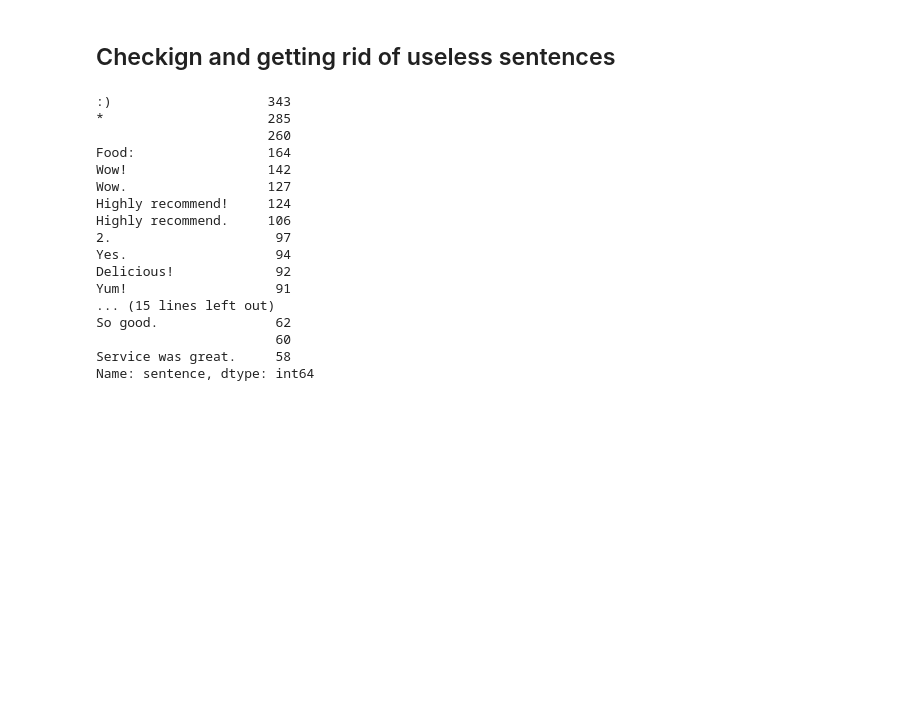
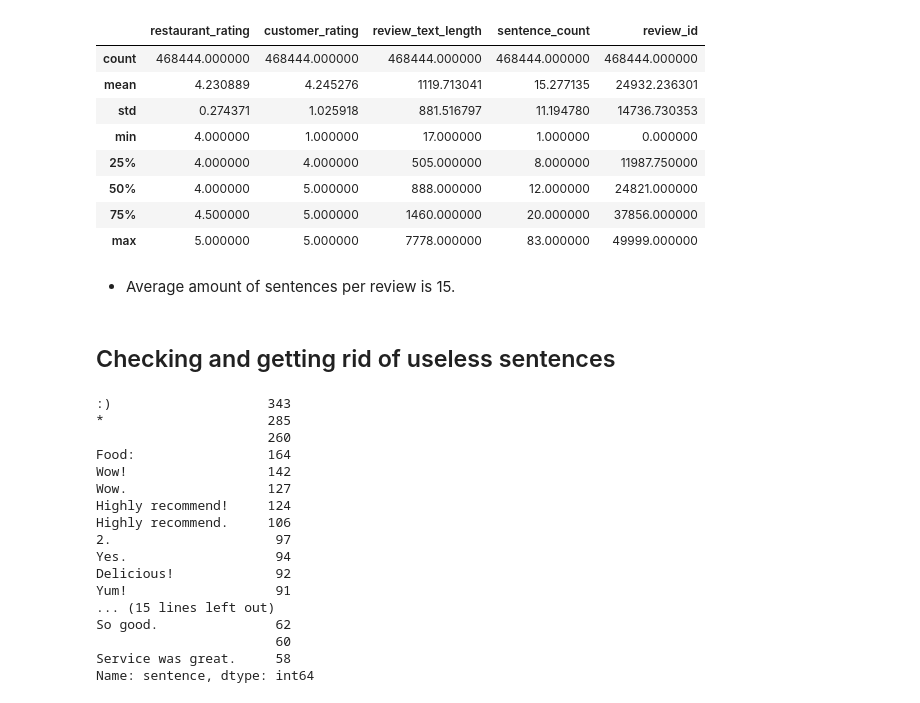
Before and after one commit to Injungahn/Yelp-Review-Categorizer, a Jupyter notebook: code/03_Sentence_Classification_Sentiment_Analysis.ipynb, the cells around one changed output. Drawn from its saved outputs; the diff is of its cells as text; code cells hidden in the pictures; blank space fills up the shorter version.

```diff
--- a/code/03_Sentence_Classification_Sentiment_Analysis.ipynb
+++ b/code/03_Sentence_Classification_Sentiment_Analysis.ipynb
@@ -23,8 +23,22 @@ df.head()
 | 2 | Brenda's French Soul Food | 4.0 | 5 | Absolutely amazing. I've dined he... | 217 | ['Absolutely amazing.', "I've din... | ... |
 | 3 | Brenda's French Soul Food | 4.0 | 5 | So good we went twice in one week... | 560 | ['So good we went twice in one we... | ... |
 | 4 | Brenda's French Soul Food | 4.0 | 5 | So good we went twice in one week... | 560 | ['So good we went twice in one we... | ... |
+# %%
+df.describe()
+# %% [output]
+|  | restaurant_rating | customer_rating | review_text_length | sentence_count | review_id |
+| count | 468444.000000 | 468444.000000 | 468444.000000 | 468444.000000 | 468444.000000 |
+| mean | 4.230889 | 4.245276 | 1119.713041 | 15.277135 | 24932.236301 |
+| std | 0.274371 | 1.025918 | 881.516797 | 11.194780 | 14736.730353 |
+| min | 4.000000 | 1.000000 | 17.000000 | 1.000000 | 0.000000 |
+| 25% | 4.000000 | 4.000000 | 505.000000 | 8.000000 | 11987.750000 |
+| 50% | 4.000000 | 5.000000 | 888.000000 | 12.000000 | 24821.000000 |
+| 75% | 4.500000 | 5.000000 | 1460.000000 | 20.000000 | 37856.000000 |
+| max | 5.000000 | 5.000000 | 7778.000000 | 83.000000 | 49999.000000 |
+# %% [markdown]
+- Average amount of sentences per review is 15.
 # %% [markdown]
-## Checkign and getting rid of useless sentences
+## Checking and getting rid of useless sentences
 # %%
 df['sentence'].value_counts().iloc[0:30]
 # %% [output]
```
Also changed, not shown: parts of 21 cells of this notebook, 4 other files.
